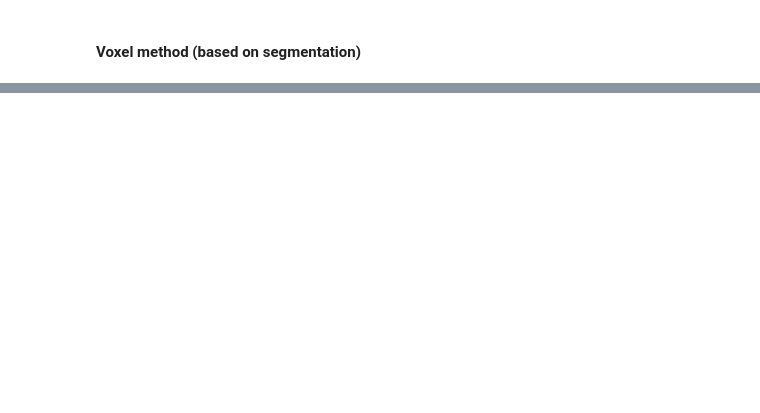
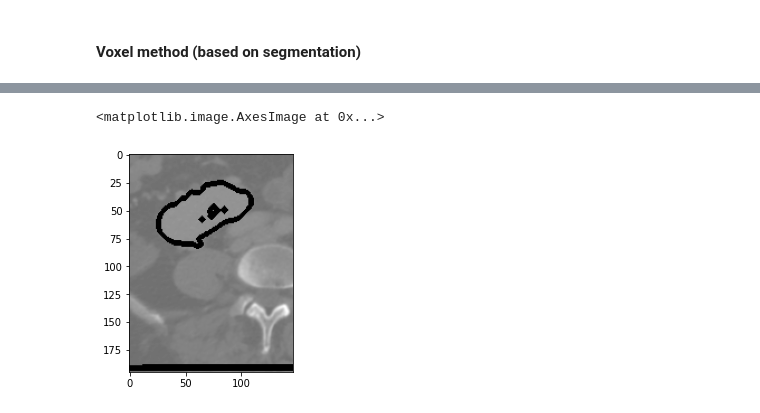
Before and after one commit to wsrtka/kidney_volumetry, a Jupyter notebook: notebooks/methods.ipynb, the cells around one changed output, grey strips where cells are left out. Saved outputs shown, nothing was run; the diff lists cells and outputs as text; code cells hidden in the pictures; blank space fills up the shorter version.

Commit message:
add contour

```diff
--- a/notebooks/methods.ipynb
+++ b/notebooks/methods.ipynb
@@ -92,0 +123,5 @@ voxels_volume(image_before, left_seg_before)
+# %%
+max_left_seg = (left_seg_after[max_idx, :, :] == 1).astype(np.uint8)
+max_left_seg *= 255
+contour, hierarchy = cv.findContours(max_left_seg, cv.RETR_TREE, cv.CHAIN_APPROX_SIMPLE)
+contour
@@ -92,0 +146,5 @@ voxels_volume(image_before, left_seg_before)
+# %%
+plt.imshow(cv.drawContours(left_after[max_idx], contour, -1, (0, 255, 0), 3), cmap='gray')
+# %% [output]
+<matplotlib.image.AxesImage at 0x...>
+[figure, added]
```
Also changed, not shown: parts of 12 cells of this notebook.
